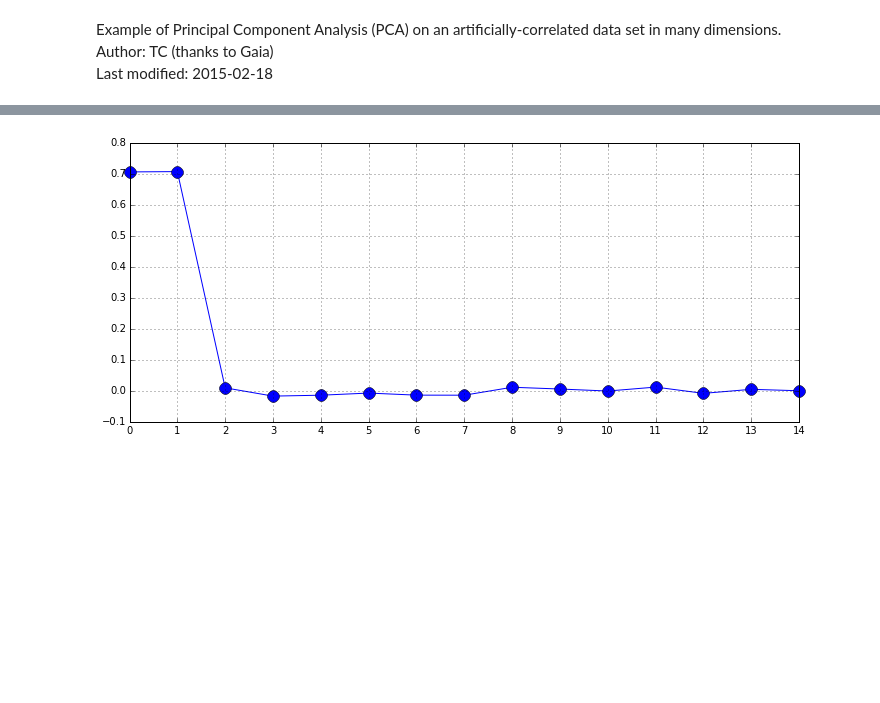
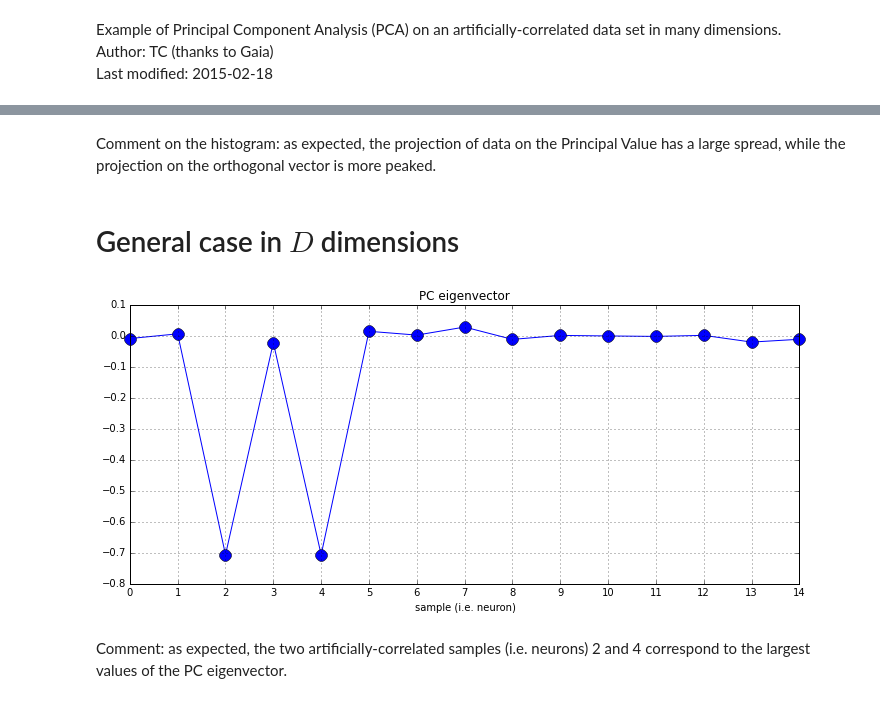
Before and after one commit to tcompa/scripts, a Jupyter notebook: PCA/PCA.ipynb, the cells around one changed output, grey strips where cells are left out. Cells and saved outputs as stored; diff of their text form; code cells hidden in the pictures; blank space fills up the shorter version.

Commit message:
PCA bugfix (eigenvectors row vs column ordering)

```diff
--- a/PCA/PCA.ipynb
+++ b/PCA/PCA.ipynb
@@ -18,33 +60,41 @@ rcParams['figure.dpi'] = 256
+# %% [markdown]
+Comment on the histogram: as expected, the projection of data on the Principal Value has a large spread, while the projection on the orthogonal vector is more peaked.
+# %% [markdown]
+# General case in $D$ dimensions
 # %%
 # number of dimensions (e.g. number of neuros)
 D = 15
-# number of samples (e.g. number of times)
+# number of samples (e.g. number of recorded times)
 N = 10 ** 4
-# build independent samples
+# build D independent samples
 x = []
 for i in range(D):
     x.append(numpy.random.normal(0.0, 1.0, size=N))
-# artificially correlate dimensions 0 and 1
-x[1] = x[0] + numpy.random.normal(0.0, 1.0, size=N) * 0.05
+# artificially correlate dimensions 2 and 4
+x[2] = x[4] + numpy.random.normal(0.0, 1.0, size=N) * 0.05
 # compute averages and variances
 av, var = [], []
 for i in range(D):
     av.append(numpy.mean(x[i]))
     var.append(numpy.mean(x[i] ** 2) - av[i] ** 2)
 # build correlation matrix c
 c = numpy.zeros(shape=(D, D))
 for i in xrange(D):
     for j in xrange(i + 1):
-        c[i, j] = (numpy.mean(x[i] * x[j]) - av[i] * av[j]) / math.sqrt(var[j] * var[j])
+        c[i, j] = (numpy.mean(x[i] * x[j]) - av[i] * av[j]) / math.sqrt(var[i] * var[j])
         c[j ,i] = c[i, j]
 # diagonalize c and find principal component (PC)
 evals, evects = numpy.linalg.eig(c)
 imax = numpy.argmax(evals)
-PC = evects[imax]
-# show principal component
+PC = evects[:, imax]
+# show PC eigenvector
+plt.title('PC eigenvector')
+plt.xlabel('sample (i.e. neuron)')
 plt.plot(PC, 'o-', ms=12, clip_on=False)
 plt.grid()
 plt.xticks(range(D))
 plt.show()
 # %% [output]
-[figure, old version]
+[figure, new version]
+# %% [markdown]
+Comment: as expected, the two artificially-correlated samples (i.e. neurons) 2 and 4 correspond to the largest values of the PC eigenvector.
```
Also changed, not shown: parts of 2 cells of this notebook.
